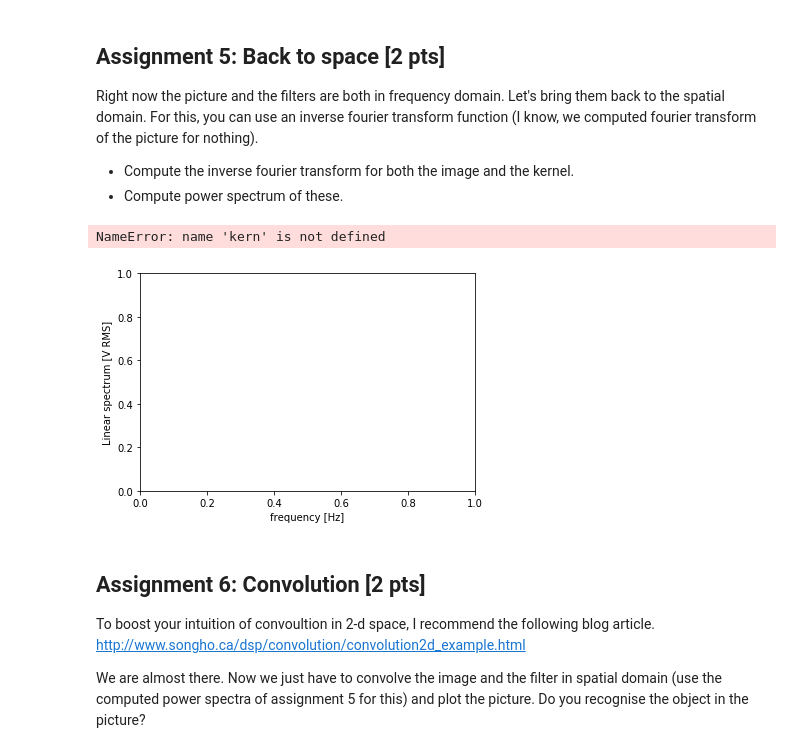
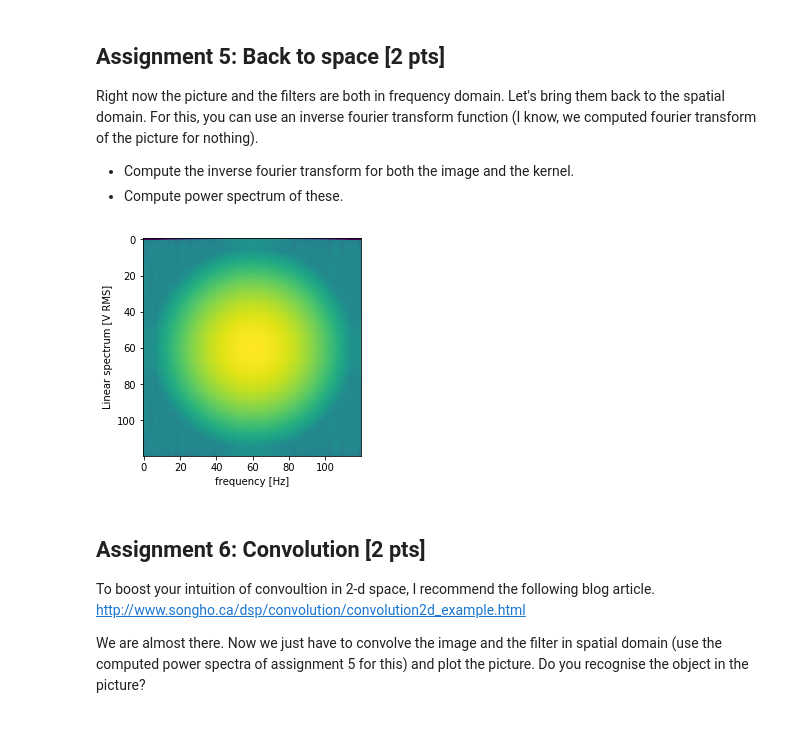
Before and after one commit to NBP-ACC/week-9-acc_8, a Jupyter notebook: sheet07.ipynb, the cells around one changed output. Saved outputs shown, nothing was run; the diff lists cells and outputs as text; code cells hidden in the pictures.

```diff
--- a/sheet07.ipynb
+++ b/sheet07.ipynb
@@ -202,30 +202,23 @@ Right now the picture and the filters are both in frequency domain. Let's bring
 - Compute the inverse fourier transform for both the image and the kernel.
 - Compute power spectrum of these.
 # %%
-# TODO
-
-
-
-
-
 
 # compute inverse Fourier Transform for the picture
 inverse_FFT = np.fft.ifft2(FFT)
 
 # compute inverse Fourier Transform for the kernel
 inverse_FFT_kernel = fftpack.ifftshift(np.abs(np.fft.ifft2(filtered_img)))
 # compute power spectrum
 #f, Pxx_spec = signal.periodogram(inverse_FFT, scaling='spectrum', return_onesided=False)
 plt.figure()
 #plt.semilogy(f, np.sqrt(Pxx_spec))
 #plt.ylim([1e-4, 1e1])
 plt.xlabel('frequency [Hz]')
 plt.ylabel('Linear spectrum [V RMS]')
-plt.imshow((np.log((kern))))
-#plt.show(all)
+plt.imshow((np.log((inverse_FFT_kernel))))
+plt.show(all)
 # %% [output]
-NameError: name 'kern' is not defined
-[figure, old version]
+[figure, new version]
 # %% [markdown]
 ## Assignment 6: Convolution [2 pts]
 
```
